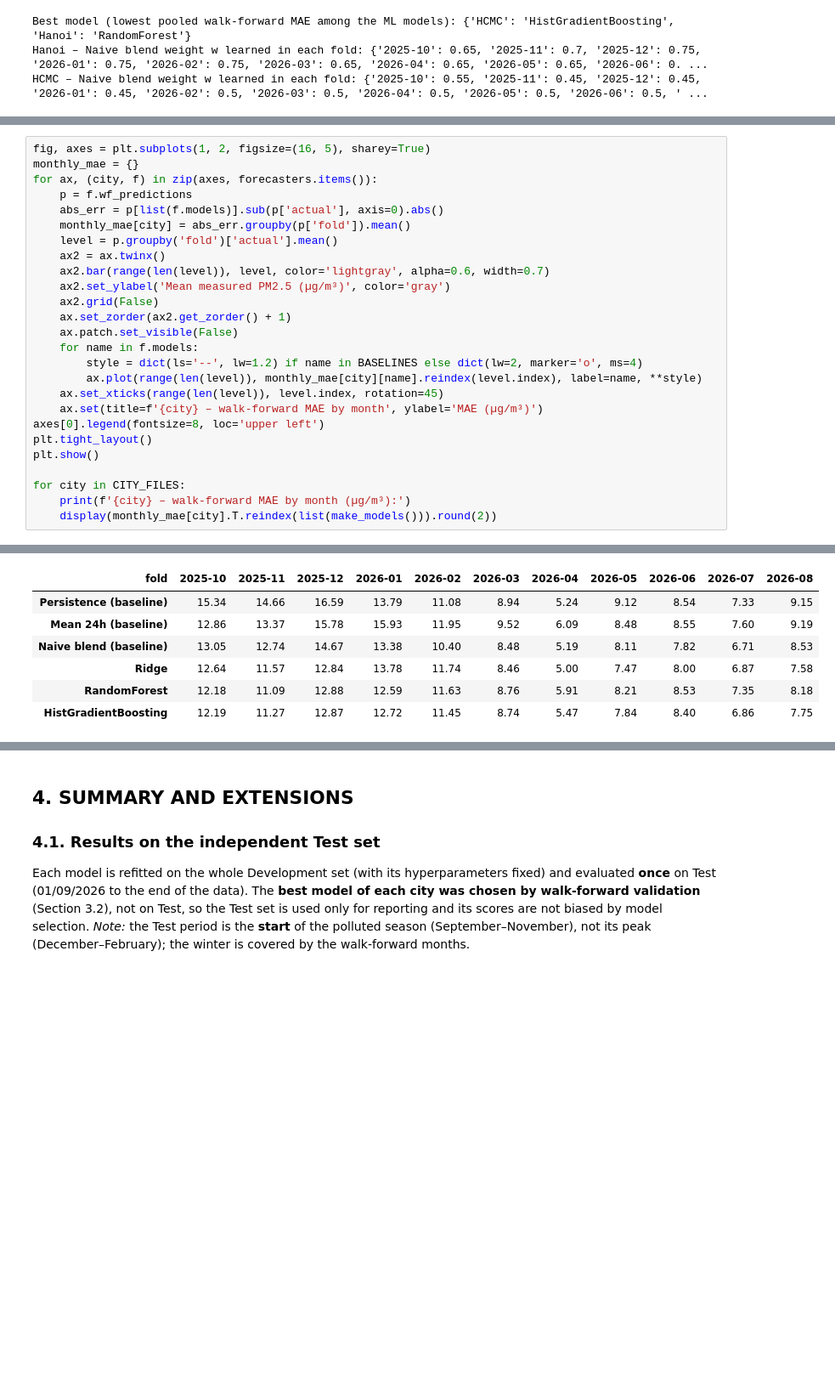
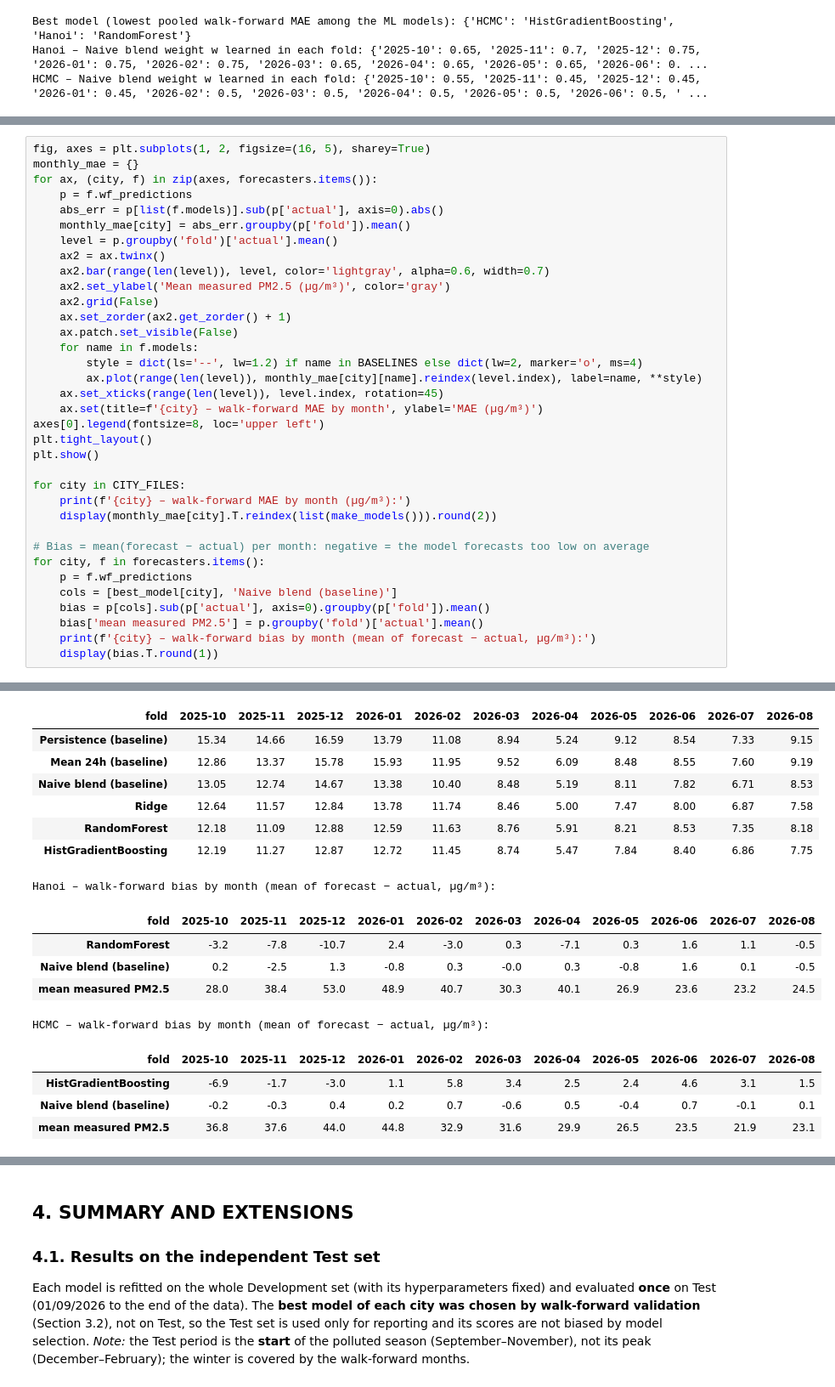
Before and after one commit to perckgg/NTLT, a Jupyter notebook: 03_TimeSeries/result/03_TimeSeries_Air_Quality_executed.ipynb, the cells around one changed output, grey strips where cells are left out. Shown at 85% size. Cells and saved outputs as stored; diff of their text form; blank space fills up the shorter version.

```diff
--- a/03_TimeSeries/result/03_TimeSeries_Air_Quality_executed.ipynb
+++ b/03_TimeSeries/result/03_TimeSeries_Air_Quality_executed.ipynb
@@ -957,30 +982,49 @@ for ax, (city, f) in zip(axes, forecasters.items()):
     for name in f.models:
         style = dict(ls='--', lw=1.2) if name in BASELINES else dict(lw=2, marker='o', ms=4)
         ax.plot(range(len(level)), monthly_mae[city][name].reindex(level.index), label=name, **style)
     ax.set_xticks(range(len(level)), level.index, rotation=45)
     ax.set(title=f'{city} – walk-forward MAE by month', ylabel='MAE (µg/m³)')
 axes[0].legend(fontsize=8, loc='upper left')
 plt.tight_layout()
 plt.show()
 
 for city in CITY_FILES:
     print(f'{city} – walk-forward MAE by month (µg/m³):')
     display(monthly_mae[city].T.reindex(list(make_models())).round(2))
+
+# Bias = mean(forecast − actual) per month: negative = the model forecasts too low on average
+for city, f in forecasters.items():
+    p = f.wf_predictions
+    cols = [best_model[city], 'Naive blend (baseline)']
+    bias = p[cols].sub(p['actual'], axis=0).groupby(p['fold']).mean()
+    bias['mean measured PM2.5'] = p.groupby('fold')['actual'].mean()
+    print(f'{city} – walk-forward bias by month (mean of forecast − actual, µg/m³):')
+    display(bias.T.round(1))
 # %% [output]
 [figure]
 Hanoi – walk-forward MAE by month (µg/m³):
 | fold | 2025-10 | 2025-11 | 2025-12 | 2026-01 | 2026-02 | 2026-03 | 2026-04 | 2026-05 | 2026-06 | 2026-07 | 2026-08 |
 | Persistence (baseline) | 11.71 | 14.91 | 20.70 | 19.93 | 22.08 | 11.60 | 11.35 | 10.32 | 8.34 | 10.32 | 9.00 |
 | Mean 24h (baseline) | 13.91 | 18.85 | 23.18 | 19.88 | 19.82 | 12.59 | 13.17 | 10.51 | 7.50 | 11.72 | 10.12 |
 | Naive blend (baseline) | 11.83 | 14.96 | 20.59 | 19.36 | 20.53 | 11.29 | 11.26 | 9.56 | 7.57 | 10.03 | 8.41 |
 | Ridge | 10.95 | 16.42 | 17.82 | 15.47 | 16.13 | 11.42 | 12.96 | 9.61 | 7.54 | 9.72 | 8.40 |
 | RandomForest | 10.74 | 17.54 | 18.87 | 15.54 | 16.31 | 10.33 | 12.12 | 9.34 | 7.48 | 9.11 | 8.39 |
 | HistGradientBoosting | 10.58 | 17.45 | 19.83 | 15.19 | 15.99 | 10.80 | 13.03 | 9.61 | 7.68 | 9.27 | 8.38 |
 HCMC – walk-forward MAE by month (µg/m³):
 | fold | 2025-10 | 2025-11 | 2025-12 | 2026-01 | 2026-02 | 2026-03 | 2026-04 | 2026-05 | 2026-06 | 2026-07 | 2026-08 |
 | Persistence (baseline) | 15.34 | 14.66 | 16.59 | 13.79 | 11.08 | 8.94 | 5.24 | 9.12 | 8.54 | 7.33 | 9.15 |
 | Mean 24h (baseline) | 12.86 | 13.37 | 15.78 | 15.93 | 11.95 | 9.52 | 6.09 | 8.48 | 8.55 | 7.60 | 9.19 |
 | Naive blend (baseline) | 13.05 | 12.74 | 14.67 | 13.38 | 10.40 | 8.48 | 5.19 | 8.11 | 7.82 | 6.71 | 8.53 |
 | Ridge | 12.64 | 11.57 | 12.84 | 13.78 | 11.74 | 8.46 | 5.00 | 7.47 | 8.00 | 6.87 | 7.58 |
 | RandomForest | 12.18 | 11.09 | 12.88 | 12.59 | 11.63 | 8.76 | 5.91 | 8.21 | 8.53 | 7.35 | 8.18 |
 | HistGradientBoosting | 12.19 | 11.27 | 12.87 | 12.72 | 11.45 | 8.74 | 5.47 | 7.84 | 8.40 | 6.86 | 7.75 |
+Hanoi – walk-forward bias by month (mean of forecast − actual, µg/m³):
+| fold | 2025-10 | 2025-11 | 2025-12 | 2026-01 | 2026-02 | 2026-03 | 2026-04 | 2026-05 | 2026-06 | 2026-07 | 2026-08 |
+| RandomForest | -3.2 | -7.8 | -10.7 | 2.4 | -3.0 | 0.3 | -7.1 | 0.3 | 1.6 | 1.1 | -0.5 |
+| Naive blend (baseline) | 0.2 | -2.5 | 1.3 | -0.8 | 0.3 | -0.0 | 0.3 | -0.8 | 1.6 | 0.1 | -0.5 |
+| mean measured PM2.5 | 28.0 | 38.4 | 53.0 | 48.9 | 40.7 | 30.3 | 40.1 | 26.9 | 23.6 | 23.2 | 24.5 |
+HCMC – walk-forward bias by month (mean of forecast − actual, µg/m³):
+| fold | 2025-10 | 2025-11 | 2025-12 | 2026-01 | 2026-02 | 2026-03 | 2026-04 | 2026-05 | 2026-06 | 2026-07 | 2026-08 |
+| HistGradientBoosting | -6.9 | -1.7 | -3.0 | 1.1 | 5.8 | 3.4 | 2.5 | 2.4 | 4.6 | 3.1 | 1.5 |
+| Naive blend (baseline) | -0.2 | -0.3 | 0.4 | 0.2 | 0.7 | -0.6 | 0.5 | -0.4 | 0.7 | -0.1 | 0.1 |
+| mean measured PM2.5 | 36.8 | 37.6 | 44.0 | 44.8 | 32.9 | 31.6 | 29.9 | 26.5 | 23.5 | 21.9 | 23.1 |
```
Also changed, not shown: parts of 20 cells of this notebook, 19 other files.
